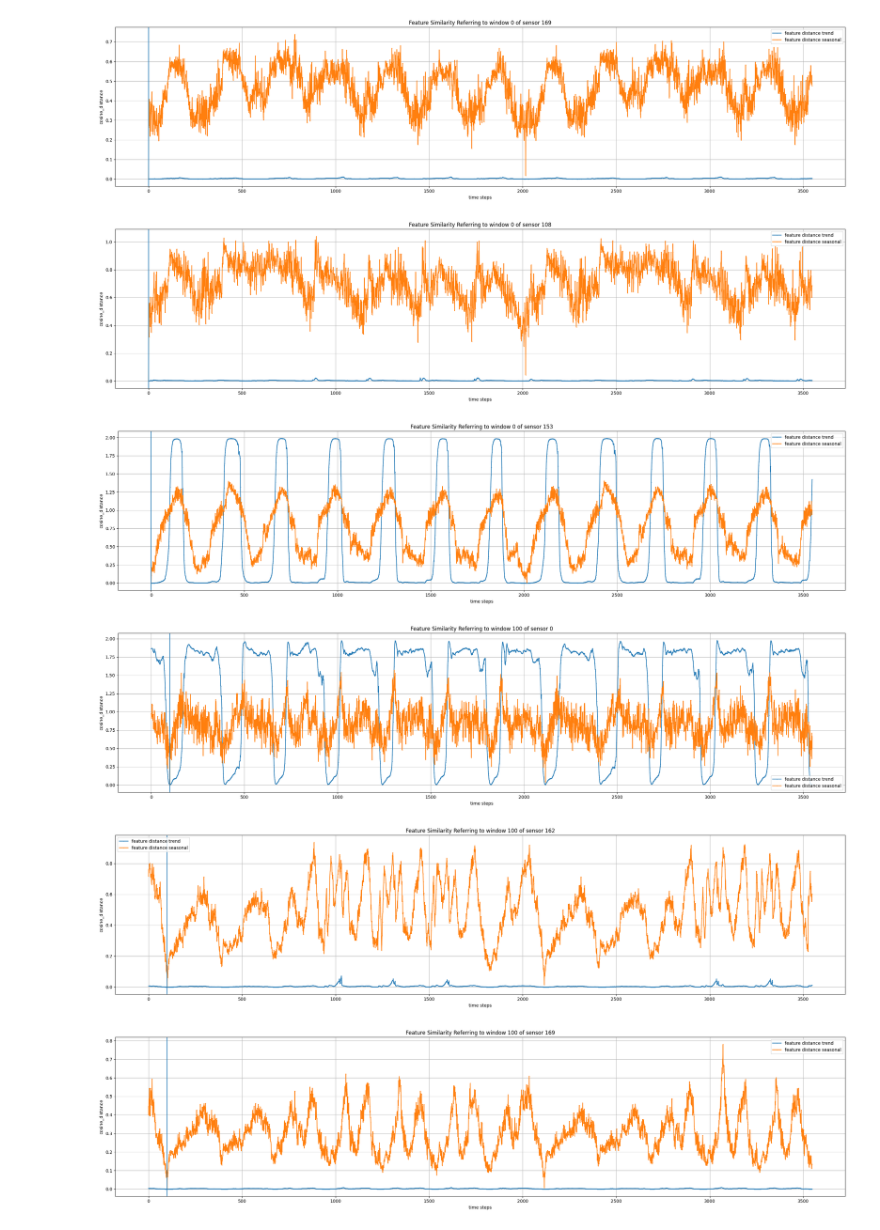
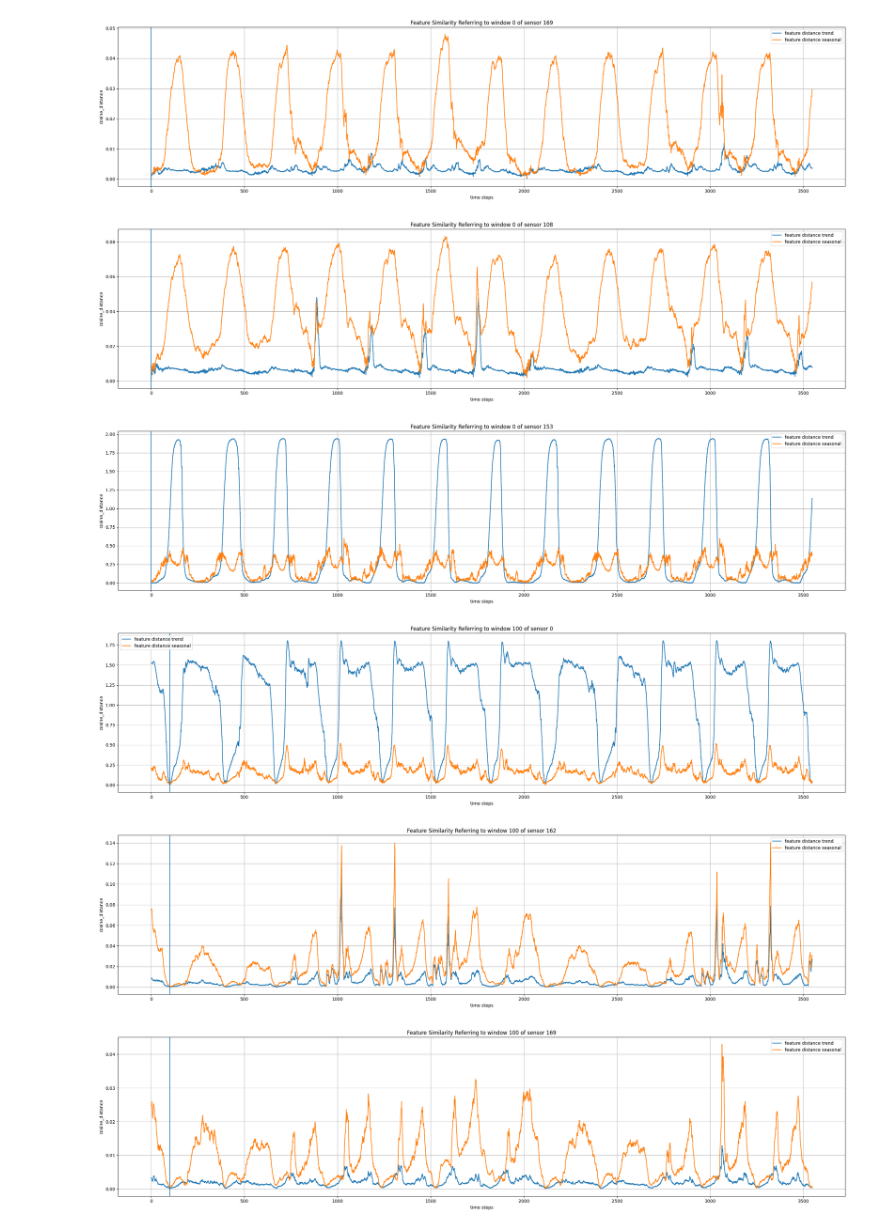
Before and after one commit to Dench991228/BasicTSD, a Jupyter notebook: basicts/visualize_repr.ipynb, the cells around one changed output. Saved outputs shown, nothing was run; the diff lists cells and outputs as text; code cells hidden in the pictures.

```diff
--- a/basicts/visualize_repr.ipynb
+++ b/basicts/visualize_repr.ipynb
@@ -4,7 +4,7 @@ import numpy as np
 from basicts.visualize_repr import visualize_repr, visualize_repr_decompose
 
 result_file_dir_staeformer = "../checkpoints/STAEformer/PEMS08_100_12_12/70ceb2d1dd84b5dc181774f2d16a14c1/test_repr.npz"
-result_file_dir_staeformer_ssl = "../checkpoints/STAEformer_SSL/PEMS08_100_12_12/ec5b5664aa4430d0d0c4f91673ef85c6/test_repr.npz"
+result_file_dir_staeformer_ssl = "../checkpoints/STAEformer_SSL/PEMS08_100_12_12/0626548526f8a5dbc470d995fb7d8ffa/test_repr.npz"
 result_file_dir_staeformer_ssl_sub = "../checkpoints/STAEformer_SSL/PEMS08_100_12_12/4104fb84fe25da918f362f0bbb78f260/test_repr.npz"
 result_file_dir_staeformer_fs = "../checkpoints/STAEformer/PEMS08_100_12_12/5154b76a28d37361e94e849708bf6584/test_repr.npz"
 result_file_dir_staeformer_fs_ssl = "../checkpoints/STAEformer_SSL/PEMS08_100_12_12/a4c78e002fd407ebeb86435d91606391/test_repr.npz"
@@ -17,10 +17,14 @@ result_file_dir_stid_ssl_fs = "../checkpoints/STID_SSL/PEMS08_100_12_12/b8d5ddd4
 # DecomposeFormer的相关表示
 result_file_dir_decompose_former_base = "/data3/hanzhi/BasicTS/checkpoints/DecomposeFormer_adv/PEMS08_100_12_12/31eef3d5fafc6584e73715599ad8d238/test_repr.npz"
 result_file_dir_decompose_former_dual_loss = "/data3/hanzhi/BasicTS/checkpoints/DecomposeFormer_adv/PEMS08_100_12_12/f1ead17f437487f9b4ea4cb975549a39/test_repr.npz"
+result_file_dir_decompose_former_tts = "/data3/hanzhi/BasicTS/checkpoints/DecomposeFormer_TTS/PEMS08_100_12_12/d7fde011127742d7ea670292ecf8abd9/test_repr.npz"
+
+result_file_dir_decompose_former_ssl = "/data3/hanzhi/BasicTS/checkpoints/DecomposeFormer_TTS_SSL/PEMS08_100_12_12/72c433b7c15075ade40c4fb855f4402a/test_repr.npz"
+result_file_dir_decompose_former_s_ssl = "/data3/hanzhi/BasicTS/checkpoints/DecomposeFormer_TTS_S_SSL/PEMS08_100_12_12/44be1e0e1eeb75f4c29602f74fc3675a/test_repr.npz"
 #visualize_repr([result_file_dir_staeformer, result_file_dir_staeformer_ssl,result_file_dir_staeformer_fs,result_file_dir_staeformer_fs_ssl], [0 for i in range(4)]+[100 for i in range(4)], [162, 169, 108, 153])
 window_ids = [0 for i in range(5)]+[100 for i in range(5)]
 sensor_ids = [0, 162, 169, 108, 153] * 2
-visualize_repr_decompose(result_file_dir_decompose_former_dual_loss, window_ids, sensor_ids)
+visualize_repr_decompose(result_file_dir_decompose_former_s_ssl, window_ids, sensor_ids)
 # %% [output]
 (3548, 12, 304)
 (3548, 12, 152)
@@ -44,6 +48,6 @@ visualize_repr_decompose(result_file_dir_decompose_former_dual_loss, window_ids,
-[figure, old version]
+[figure, new version]
-[figure, old version]
+[figure, new version]
-[figure, old version]
+[figure, new version]
-[figure, old version]
+[figure, new version]
-[figure, old version]
+[figure, new version]
-[figure, old version]
+[figure, new version]
```
Also changed, not shown: parts of 1 cell of this notebook, 12 other files.
